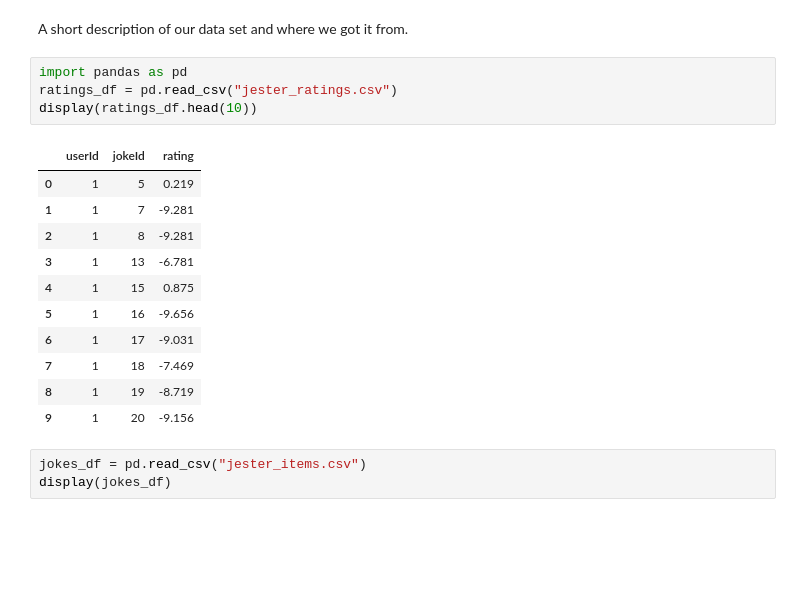
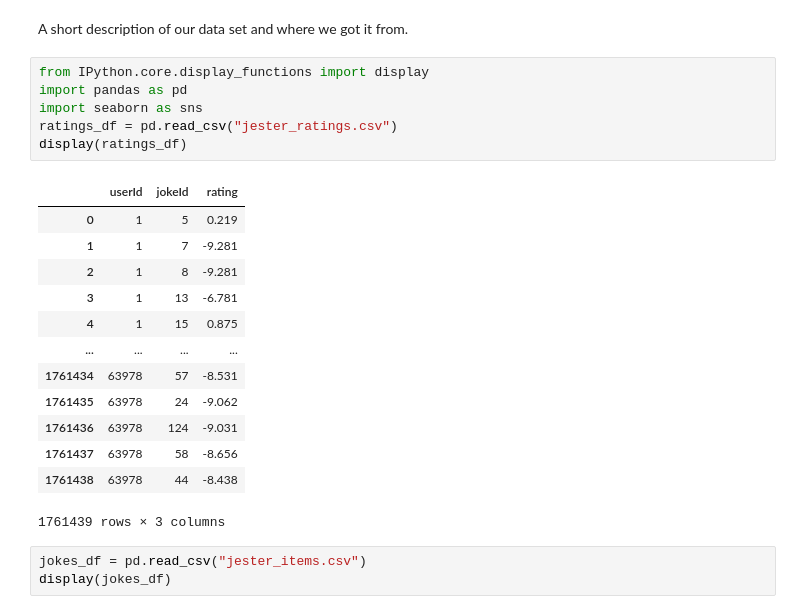
Before and after one commit to RedOrBlueP1ll/reasonable_recommendations, a Jupyter notebook: joke_recsyst_notebook.ipynb, the cells around one changed output. Cells and saved outputs as stored; diff of their text form; blank space fills up the shorter version.

```diff
--- a/joke_recsyst_notebook.ipynb
+++ b/joke_recsyst_notebook.ipynb
@@ -12,21 +12,25 @@ A short description of our project.
 # %% [markdown]
 A short description of our data set and where we got it from.
 # %%
+from IPython.core.display_functions import display
 import pandas as pd
+import seaborn as sns
 ratings_df = pd.read_csv("jester_ratings.csv")
-display(ratings_df.head(10))
+display(ratings_df)
 # %% [output]
 |  | userId | jokeId | rating |
 | 0 | 1 | 5 | 0.219 |
 | 1 | 1 | 7 | -9.281 |
 | 2 | 1 | 8 | -9.281 |
 | 3 | 1 | 13 | -6.781 |
 | 4 | 1 | 15 | 0.875 |
-| 5 | 1 | 16 | -9.656 |
-| 6 | 1 | 17 | -9.031 |
-| 7 | 1 | 18 | -7.469 |
-| 8 | 1 | 19 | -8.719 |
-| 9 | 1 | 20 | -9.156 |
+| ... | ... | ... | ... |
+| 1761434 | 63978 | 57 | -8.531 |
+| 1761435 | 63978 | 24 | -9.062 |
+| 1761436 | 63978 | 124 | -9.031 |
+| 1761437 | 63978 | 58 | -8.656 |
+| 1761438 | 63978 | 44 | -8.438 |
+1761439 rows × 3 columns
 # %%
 jokes_df = pd.read_csv("jester_items.csv")
 display(jokes_df)
```
Also changed, not shown: parts of 8 cells of this notebook.
